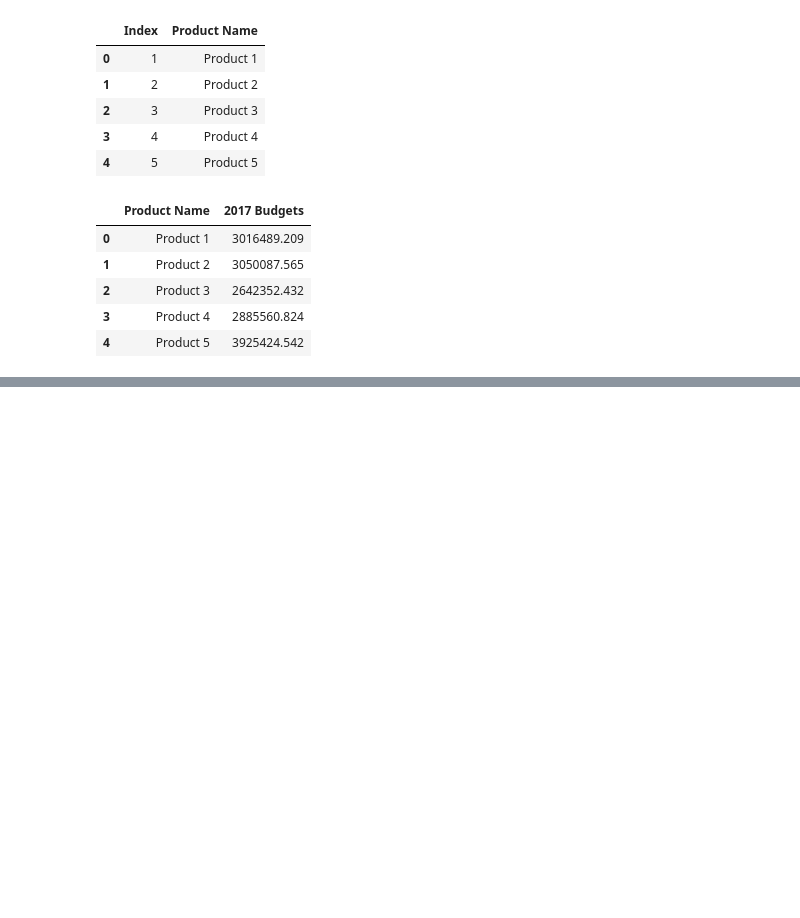
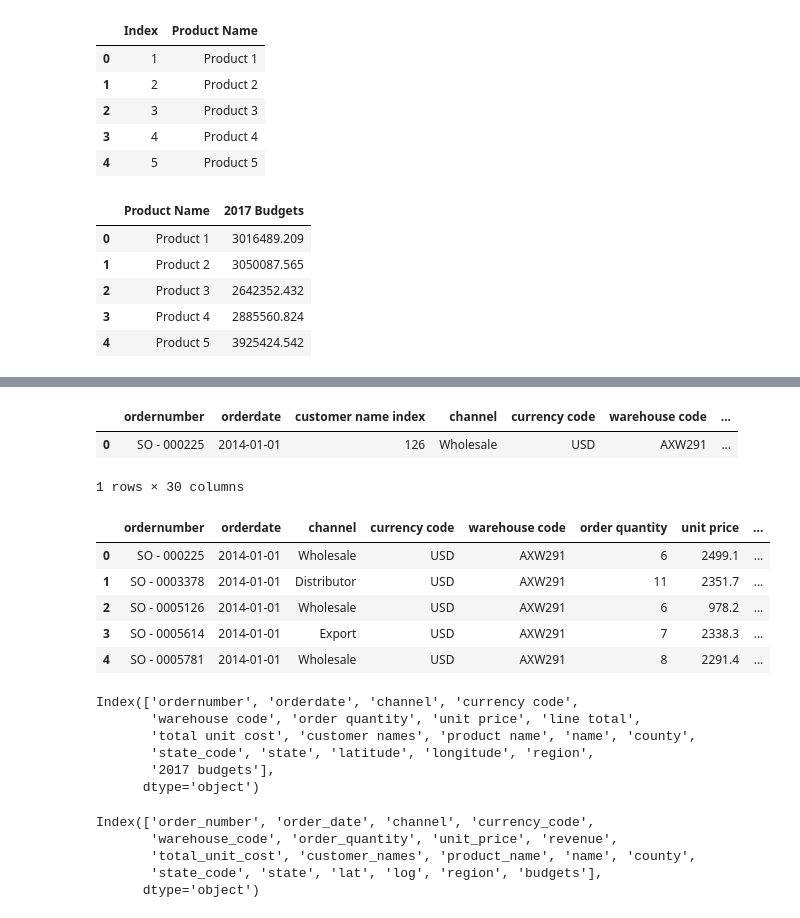
Before and after one commit to Manojg14/Sales-Analytics-Dashboard, a Jupyter notebook: Jupyter Notebook/Regional Sales Analysis.ipynb, the cells around one changed output, grey strips where cells are left out. Saved outputs shown, nothing was run; the diff lists cells and outputs as text; code cells hidden in the pictures; blank space fills up the shorter version.

```diff
--- a/Jupyter Notebook/Regional Sales Analysis.ipynb
+++ b/Jupyter Notebook/Regional Sales Analysis.ipynb
@@ -128,0 +325,49 @@ Budget Sheet Shape : (30, 2)
+# %%
+merge_data.head(1)
+# %% [output]
+|  | ordernumber | orderdate | customer name index | channel | currency code | warehouse code | ... |
+| 0 | SO - 000225 | 2014-01-01 | 126 | Wholesale | USD | AXW291 | ... |
+1 rows × 30 columns
+# %%
+# Keep Necessary Columns Only
+
+cols_to_keep = [
+    'ordernumber',
+    'orderdate',
+    'channel',
+    'currency code',
+    'warehouse code',
+    'order quantity',
+    'unit price',
+    'line total',
+    'total unit cost',
+    'customer names',
+    'product name',
+    'name',
+    'county',
+    'state_code',
+    'state',
+    'latitude',
+    'longitude',
+    'region',
+    '2017 budgets'
+]
+# %%
+merge_data = merge_data[cols_to_keep]
+merge_data.head()
+# %% [output]
+|  | ordernumber | orderdate | channel | currency code | warehouse code | order quantity | unit price | ... |
+| 0 | SO - 000225 | 2014-01-01 | Wholesale | USD | AXW291 | 6 | 2499.1 | ... |
+| 1 | SO - 0003378 | 2014-01-01 | Distributor | USD | AXW291 | 11 | 2351.7 | ... |
+| 2 | SO - 0005126 | 2014-01-01 | Wholesale | USD | AXW291 | 6 | 978.2 | ... |
+| 3 | SO - 0005614 | 2014-01-01 | Export | USD | AXW291 | 7 | 2338.3 | ... |
+| 4 | SO - 0005781 | 2014-01-01 | Wholesale | USD | AXW291 | 8 | 2291.4 | ... |
+# %%
+merge_data.columns
+# %% [output]
+Index(['ordernumber', 'orderdate', 'channel', 'currency code',
+       'warehouse code', 'order quantity', 'unit price', 'line total',
+       'total unit cost', 'customer names', 'product name', 'name', 'county',
+       'state_code', 'state', 'latitude', 'longitude', 'region',
+       '2017 budgets'],
+      dtype='object')
@@ -128,0 +390,8 @@ Budget Sheet Shape : (30, 2)
+# %%
+merge_data.columns
+# %% [output]
+Index(['order_number', 'order_date', 'channel', 'currency_code',
+       'warehouse_code', 'order_quantity', 'unit_price', 'revenue',
+       'total_unit_cost', 'customer_names', 'product_name', 'name', 'county',
+       'state_code', 'state', 'lat', 'log', 'region', 'budgets'],
+      dtype='object')
```
Also changed, not shown: parts of 30 cells of this notebook, 1 other file.
